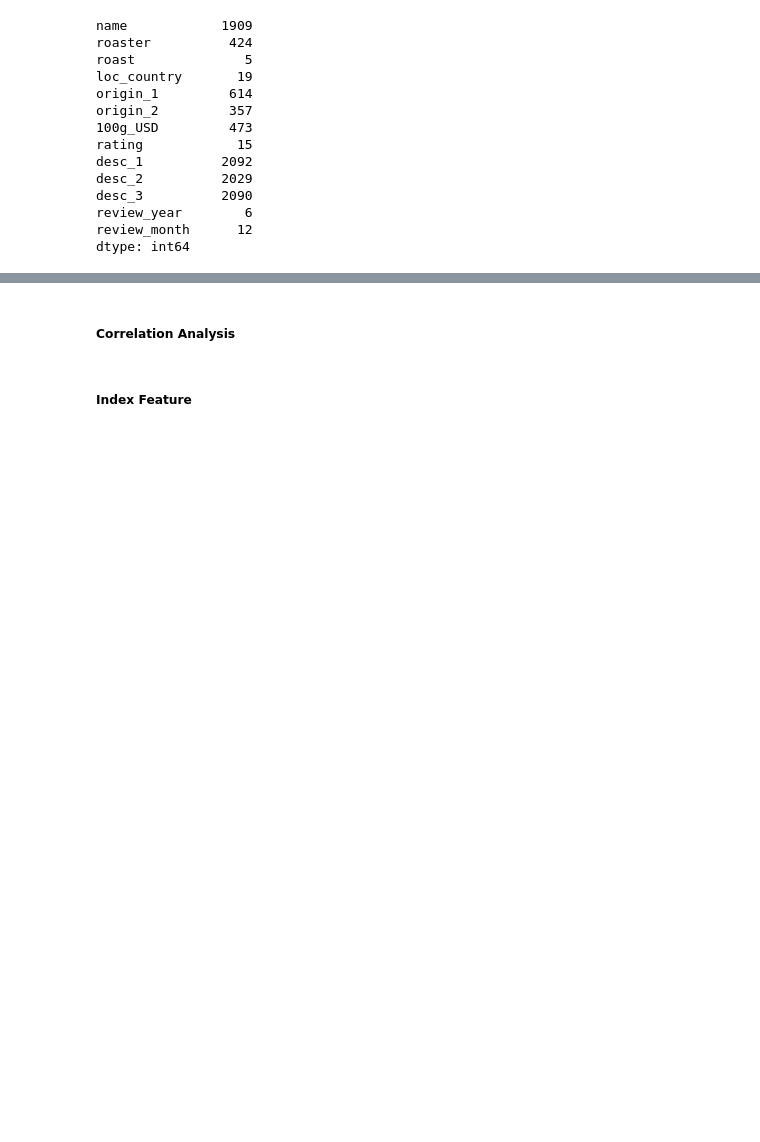
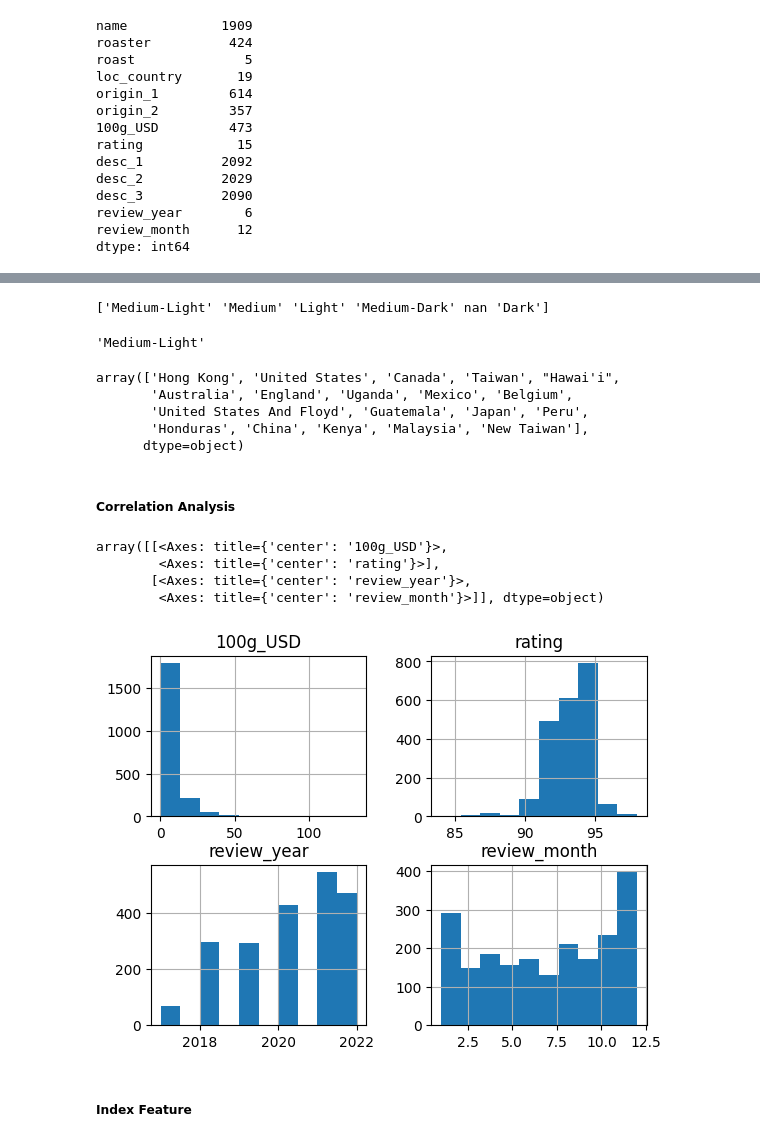
Before and after one commit to sondosaabed/SP.TOP-Data-Science-and-Analytics, a Jupyter notebook: Assignments/A4/1190652_A4.ipynb, the cells around one changed output, grey strips where cells are left out. Saved outputs shown, nothing was run; the diff lists cells and outputs as text; code cells hidden in the pictures; blank space fills up the shorter version.

```diff
--- a/Assignments/A4/1190652_A4.ipynb
+++ b/Assignments/A4/1190652_A4.ipynb
@@ -296,5 +286,35 @@ dtype: int64
+# %%
+print(df['roast'].unique())
+roast_dict = {'Medium-Light':2, 'Medium':3, 'Light':1, 'Medium-Dark':4, 'nan':0, 'Dark':5}
+# %% [output]
+['Medium-Light' 'Medium' 'Light' 'Medium-Dark' nan 'Dark']
+# %%
+def handle_roast_to_numerical(df, roast_dict):
+    """
+
+    """
+    df['roast'] = roast_dict[df['roast'][0]]
+    return df
+# %% [output]
+'Medium-Light'
+# %%
+df['loc_country'].unique()
+# %% [output]
+array(['Hong Kong', 'United States', 'Canada', 'Taiwan', "Hawai'i",
+       'Australia', 'England', 'Uganda', 'Mexico', 'Belgium',
+       'United States And Floyd', 'Guatemala', 'Japan', 'Peru',
+       'Honduras', 'China', 'Kenya', 'Malaysia', 'New Taiwan'],
+      dtype=object)
 # %% [markdown]
 ##### <b>Correlation Analysis</b>
+# %%
+df.hist()
+# %% [output]
+array([[<Axes: title={'center': '100g_USD'}>,
+        <Axes: title={'center': 'rating'}>],
+       [<Axes: title={'center': 'review_year'}>,
+        <Axes: title={'center': 'review_month'}>]], dtype=object)
+[figure, added]
 # %%
 df.corr()
 # %% [markdown]
```
Also changed, not shown: parts of 8 cells of this notebook.
